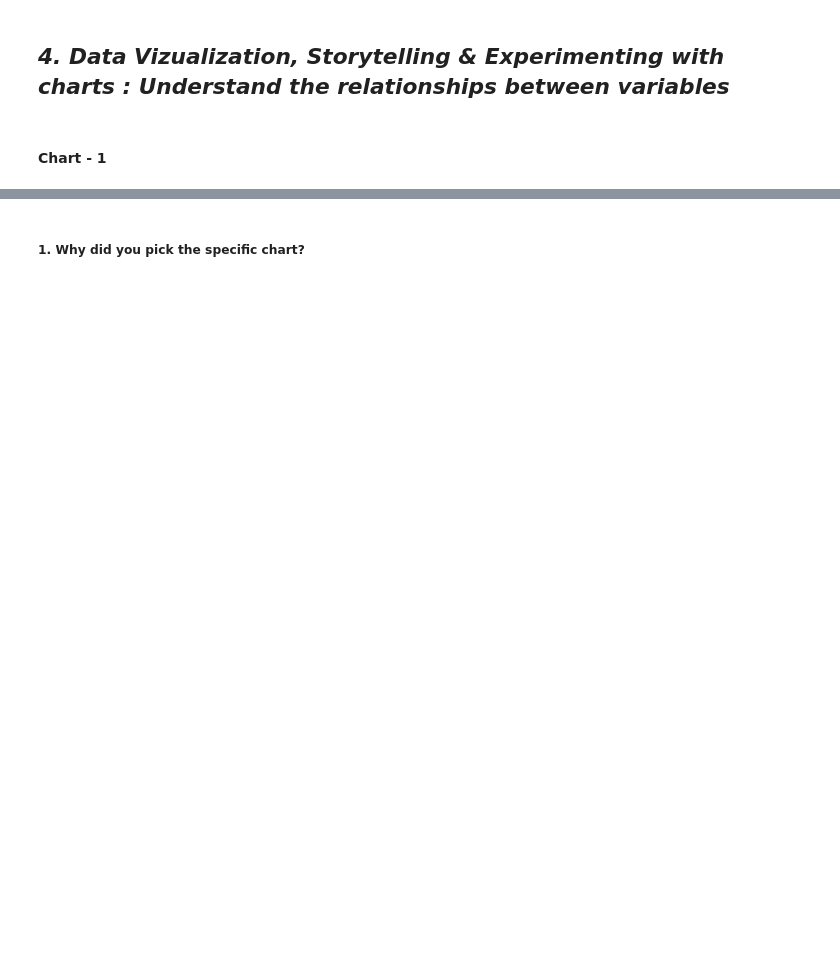
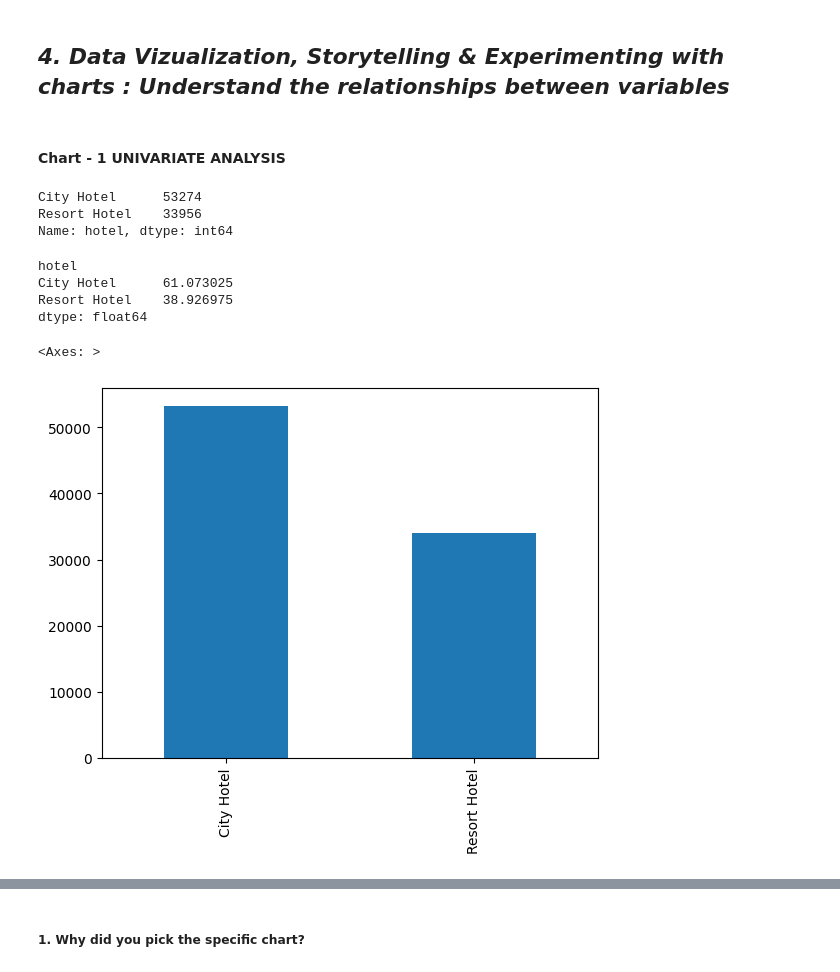
Before and after one commit to JNSDKV/EDA-HOTEL-ANALYSIS, a Jupyter notebook: EDA_HOTEL_BOOKING.ipynb, the cells around one changed output, grey strips where cells are left out. Cells and saved outputs as stored; diff of their text form; code cells hidden in the pictures; blank space fills up the shorter version.

```diff
--- a/EDA_HOTEL_BOOKING.ipynb
+++ b/EDA_HOTEL_BOOKING.ipynb
@@ -365,6 +503,24 @@ Answer Here.
 # %% [markdown]
 ## ***4. Data Vizualization, Storytelling & Experimenting with charts : Understand the relationships between variables***
 # %% [markdown]
-#### Chart - 1
+#### Chart - 1 UNIVARIATE ANALYSIS
 # %%
 # Chart - 1 visualization code
+df1['hotel'].value_counts()
+# %% [output]
+City Hotel      53274
+Resort Hotel    33956
+Name: hotel, dtype: int64
+# %%
+grouped_by_hotel = df1.groupby('hotel')
+grouped_by_hotel.size()/df1.shape[0]*100
+# %% [output]
+hotel
+City Hotel      61.073025
+Resort Hotel    38.926975
+dtype: float64
+# %%
+df1['hotel'].value_counts().plot(kind='bar')
+# %% [output]
+<Axes: >
+[figure, added]
```
Also changed, not shown: parts of 77 cells of this notebook.
